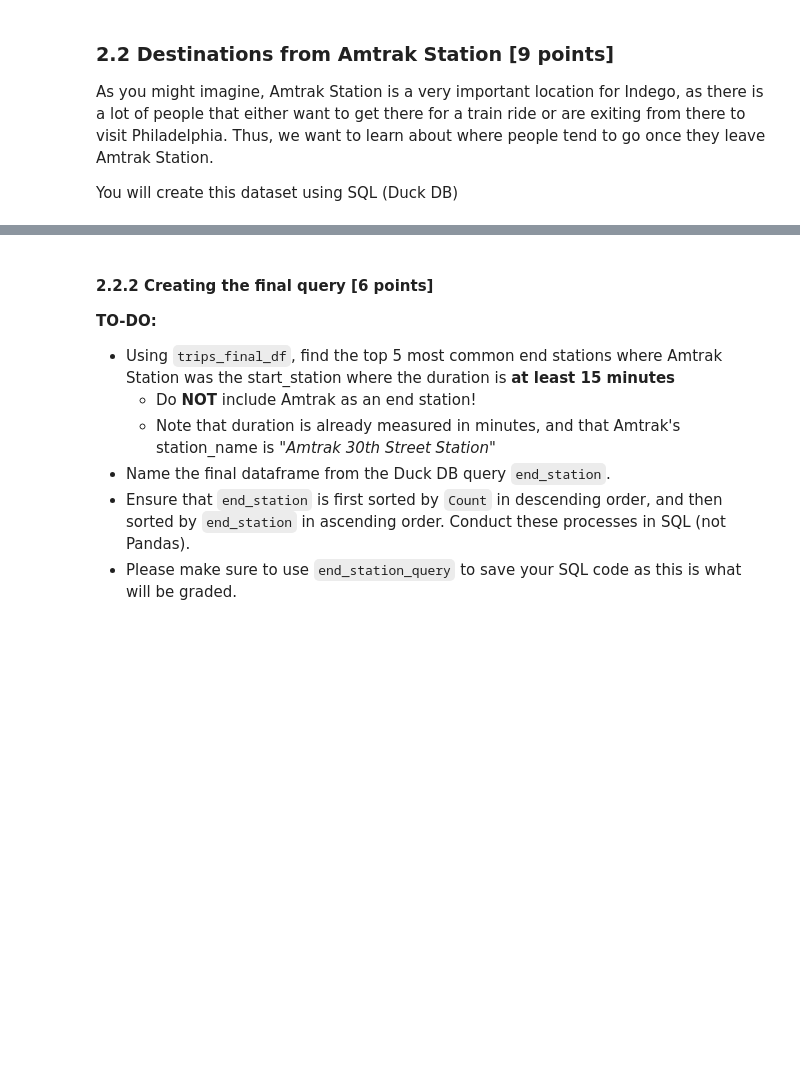
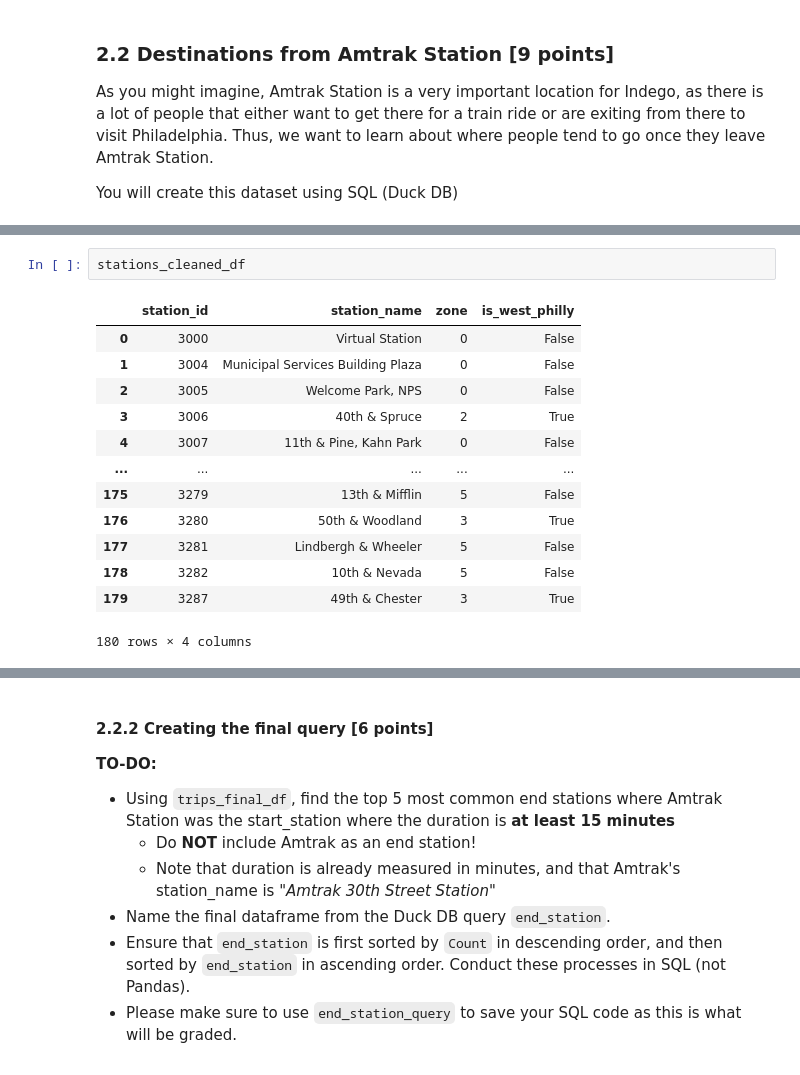
Before and after one commit to YanfuOu/CIS545, a Jupyter notebook: Yanfu_HW2_FA2024.ipynb, the cells around one changed output, grey strips where cells are left out. Saved outputs shown, nothing was run; the diff lists cells and outputs as text; blank space fills up the shorter version.

```diff
--- a/Yanfu_HW2_FA2024.ipynb
+++ b/Yanfu_HW2_FA2024.ipynb
@@ -1100,3 +1116,19 @@ A downside of using SQL to edit a table's columns is that we have to explicitly
+# %%
+stations_cleaned_df
+# %% [output]
+|  | station_id | station_name | zone | is_west_philly |
+| 0 | 3000 | Virtual Station | 0 | False |
+| 1 | 3004 | Municipal Services Building Plaza | 0 | False |
+| 2 | 3005 | Welcome Park, NPS | 0 | False |
+| 3 | 3006 | 40th & Spruce | 2 | True |
+| 4 | 3007 | 11th & Pine, Kahn Park | 0 | False |
+| ... | ... | ... | ... | ... |
+| 175 | 3279 | 13th & Mifflin | 5 | False |
+| 176 | 3280 | 50th & Woodland | 3 | True |
+| 177 | 3281 | Lindbergh & Wheeler | 5 | False |
+| 178 | 3282 | 10th & Nevada | 5 | False |
+| 179 | 3287 | 49th & Chester | 3 | True |
+180 rows × 4 columns
 # %%
 # TODO: Create a function named station_ids_to_names_dict that takes in a station ID (numerical) and outputs its corresponding name (string).
 def station_ids_to_names_dict(station_id):
```
Also changed, not shown: parts of 6 cells of this notebook.
